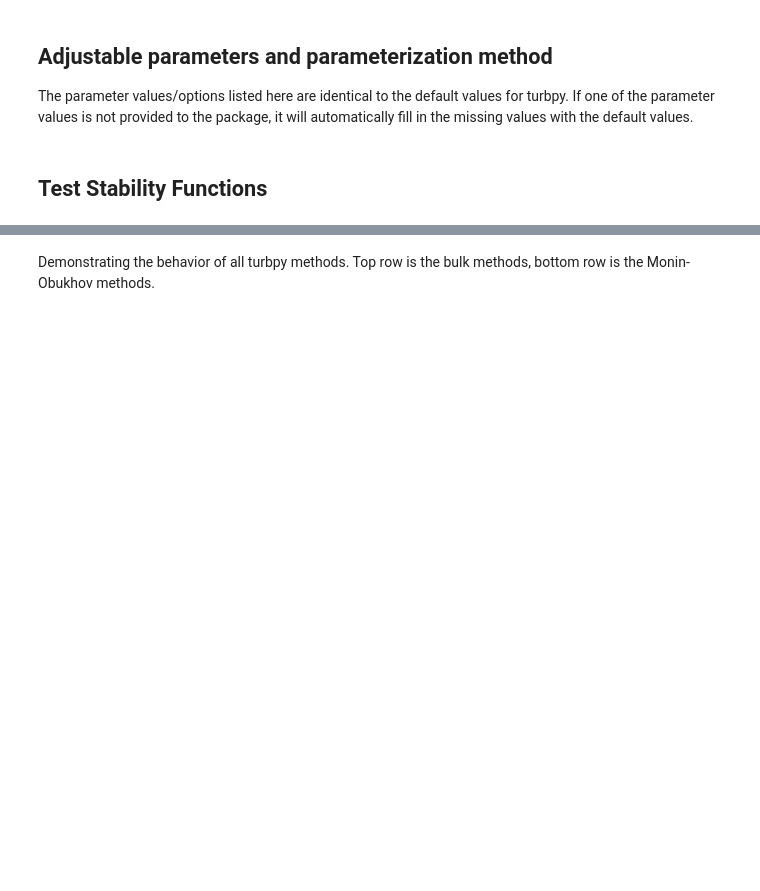
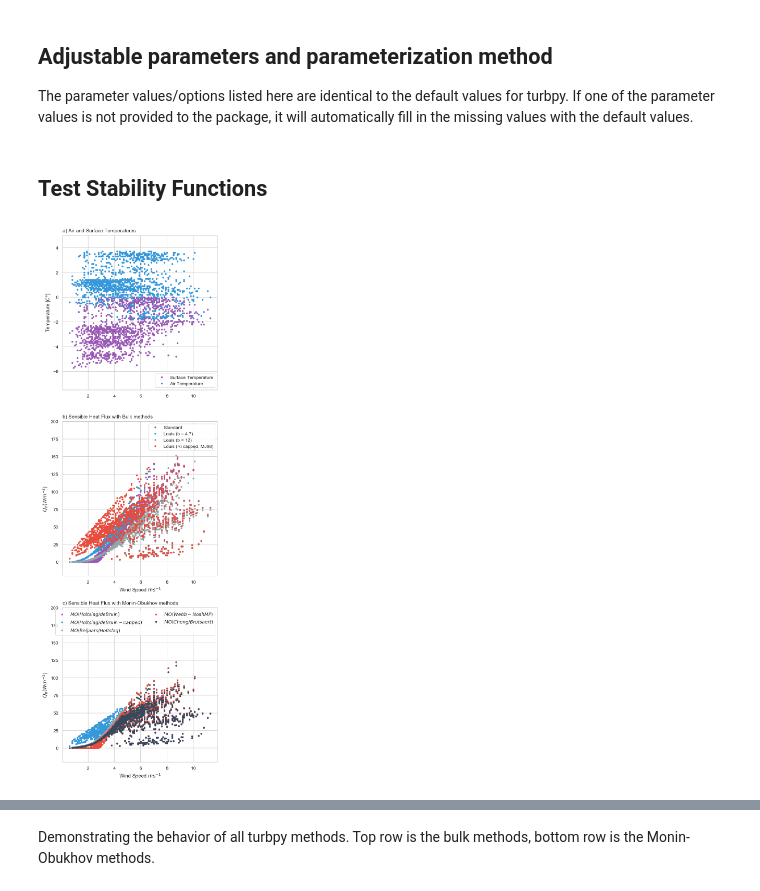
Before and after one commit to moorec52/atmos-boundary-layer, a Jupyter notebook: TF.turbpyDemonstration_sp.ipynb, the cells around one changed output, grey strips where cells are left out. Drawn from its saved outputs; the diff is of its cells as text; code cells hidden in the pictures; blank space fills up the shorter version.

```diff
--- a/TF.turbpyDemonstration_sp.ipynb
+++ b/TF.turbpyDemonstration_sp.ipynb
@@ -377,0 +339,66 @@ for stab in stab_titles:
+# %%
+# Figure
+fig, axes = plt.subplots(3, 1, figsize=(5, 15))
+axes = axes.flatten()
+
+# Plotting parameters
+Qmax = 200
+Qmin = -20
+RiMax = np.max(RiBulk)
+RiMin = np.min(RiBulk)
+
+# Temperatures
+ax = axes[0]
+ax.plot(windspd, sfcTemp-273.15, '.', label='Surface Temperature')
+ax.plot(windspd, airTemp-273.15, '.', label='Air Temperature')
+ax.set_ylabel('Temperature [$C\degree$]')
+ax.set_ylim(-7.5,5)
+ax.set_title('a) Air and Surface Temperatures', loc='left')
+lgd = ax.legend(loc='lower right', frameon=True)
+
+# Bulk methods
+for stab in stab_titles:
+    if stab_dict[stab]['stability_method'] == 'monin_obukhov':
+        continue
+
+    # b) Bulk Sensible Heat Flux
+    ax = axes[1]
+    ax.plot(windspd, sensible_heat[stab], '.', label=stab)#, color=colr[title]
+
+
+
+ax = axes[1]
+#ax.plot([0, 0], [Qmin, Qmax], 'k--')
+ax.set_ylim(Qmin, Qmax)
+ax.set_xlabel('Wind Speed $m s^{-1}$')
+ax.set_ylabel('$Q_h (Wm^{-2}$)')
+ax.set_title('b) Sensible Heat Flux with Bulk methods', loc='left')
+lgd = ax.legend(loc='upper right', frameon=True)
+
+# Monin Obukhov methods
+for stab in stab_titles:
+    if not stab_dict[stab]['stability_method'] == 'monin_obukhov':
+        continue
+
+
+    # d) MO Sensible Heat Flux
+    ax = axes[2]
+    ax.plot(windspd, sensible_heat[stab], '.', label='$' + stab + '$')#, color=colr[title]
+
+
+ax = axes[2]
+#ax.plot([0, 0], [Qmin, Qmax], 'k--')
+ax.set_ylim(Qmin, Qmax)
+ax.set_xlabel('Wind Speed $m s^{-1}$')
+ax.set_ylabel('$Q_h (Wm^{-2}$)')
+ax.set_title('c) Sensible Heat Flux with Monin-Obukhov methods', loc='left')
+lgd = ax.legend(loc='upper right', frameon=True, ncol=2)
+
+fig.tight_layout()
+#fig.autofmt_xdate()
+
+# Save the figure
+#os.chdir(workbookDir)
+#fig.savefig('turbpy.idealized2.jpg', bbox_extra_artists=(lgd,), bbox_inches='tight', dpi=300)
+# %% [output]
+[figure, added]
```
Also changed, not shown: parts of 11 cells of this notebook, 1 other file.
